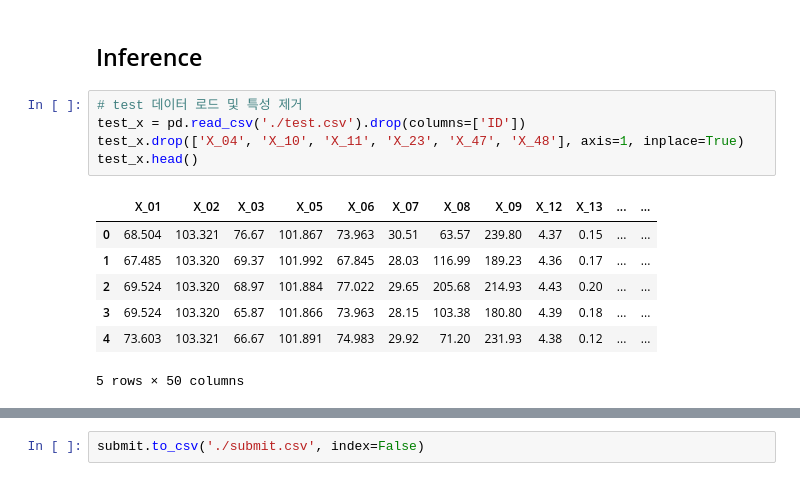
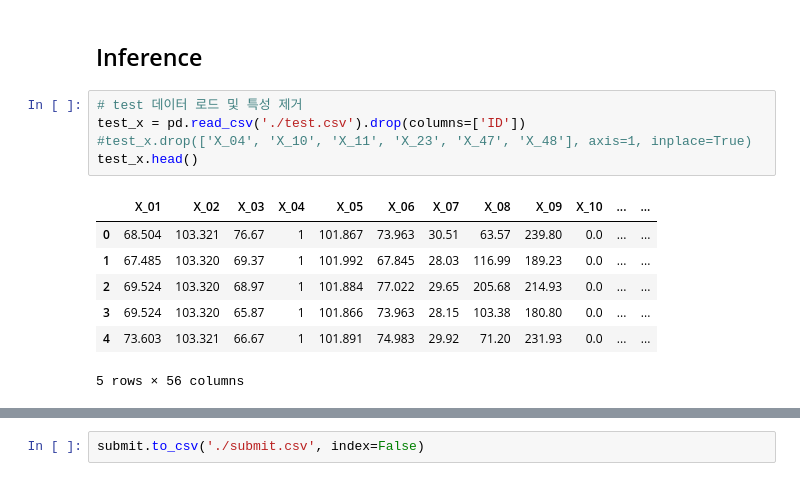
Before and after one commit to henney3765/DACON, a Jupyter notebook: lg_ml.ipynb, the cells around one changed output, grey strips where cells are left out. Drawn from its saved outputs; the diff is of its cells as text.

```diff
--- a/lg_ml.ipynb
+++ b/lg_ml.ipynb
@@ -244,16 +228,16 @@ plt.show()
 # %%
 # test 데이터 로드 및 특성 제거
 test_x = pd.read_csv('./test.csv').drop(columns=['ID'])
-test_x.drop(['X_04', 'X_10', 'X_11', 'X_23', 'X_47', 'X_48'], axis=1, inplace=True)
+#test_x.drop(['X_04', 'X_10', 'X_11', 'X_23', 'X_47', 'X_48'], axis=1, inplace=True)
 test_x.head()
 # %% [output]
-|  | X_01 | X_02 | X_03 | X_05 | X_06 | X_07 | X_08 | X_09 | X_12 | X_13 | ... | ... |
-| 0 | 68.504 | 103.321 | 76.67 | 101.867 | 73.963 | 30.51 | 63.57 | 239.80 | 4.37 | 0.15 | ... | ... |
-| 1 | 67.485 | 103.320 | 69.37 | 101.992 | 67.845 | 28.03 | 116.99 | 189.23 | 4.36 | 0.17 | ... | ... |
-| 2 | 69.524 | 103.320 | 68.97 | 101.884 | 77.022 | 29.65 | 205.68 | 214.93 | 4.43 | 0.20 | ... | ... |
-| 3 | 69.524 | 103.320 | 65.87 | 101.866 | 73.963 | 28.15 | 103.38 | 180.80 | 4.39 | 0.18 | ... | ... |
-| 4 | 73.603 | 103.321 | 66.67 | 101.891 | 74.983 | 29.92 | 71.20 | 231.93 | 4.38 | 0.12 | ... | ... |
+|  | X_01 | X_02 | X_03 | X_04 | X_05 | X_06 | X_07 | X_08 | X_09 | X_10 | ... | ... |
+| 0 | 68.504 | 103.321 | 76.67 | 1 | 101.867 | 73.963 | 30.51 | 63.57 | 239.80 | 0.0 | ... | ... |
+| 1 | 67.485 | 103.320 | 69.37 | 1 | 101.992 | 67.845 | 28.03 | 116.99 | 189.23 | 0.0 | ... | ... |
+| 2 | 69.524 | 103.320 | 68.97 | 1 | 101.884 | 77.022 | 29.65 | 205.68 | 214.93 | 0.0 | ... | ... |
+| 3 | 69.524 | 103.320 | 65.87 | 1 | 101.866 | 73.963 | 28.15 | 103.38 | 180.80 | 0.0 | ... | ... |
+| 4 | 73.603 | 103.321 | 66.67 | 1 | 101.891 | 74.983 | 29.92 | 71.20 | 231.93 | 0.0 | ... | ... |
-5 rows × 50 columns
+5 rows × 56 columns
 # %%
 # 정규화
 test_x = scaler.transform(test_x)
```
Also changed, not shown: parts of 27 cells of this notebook.
